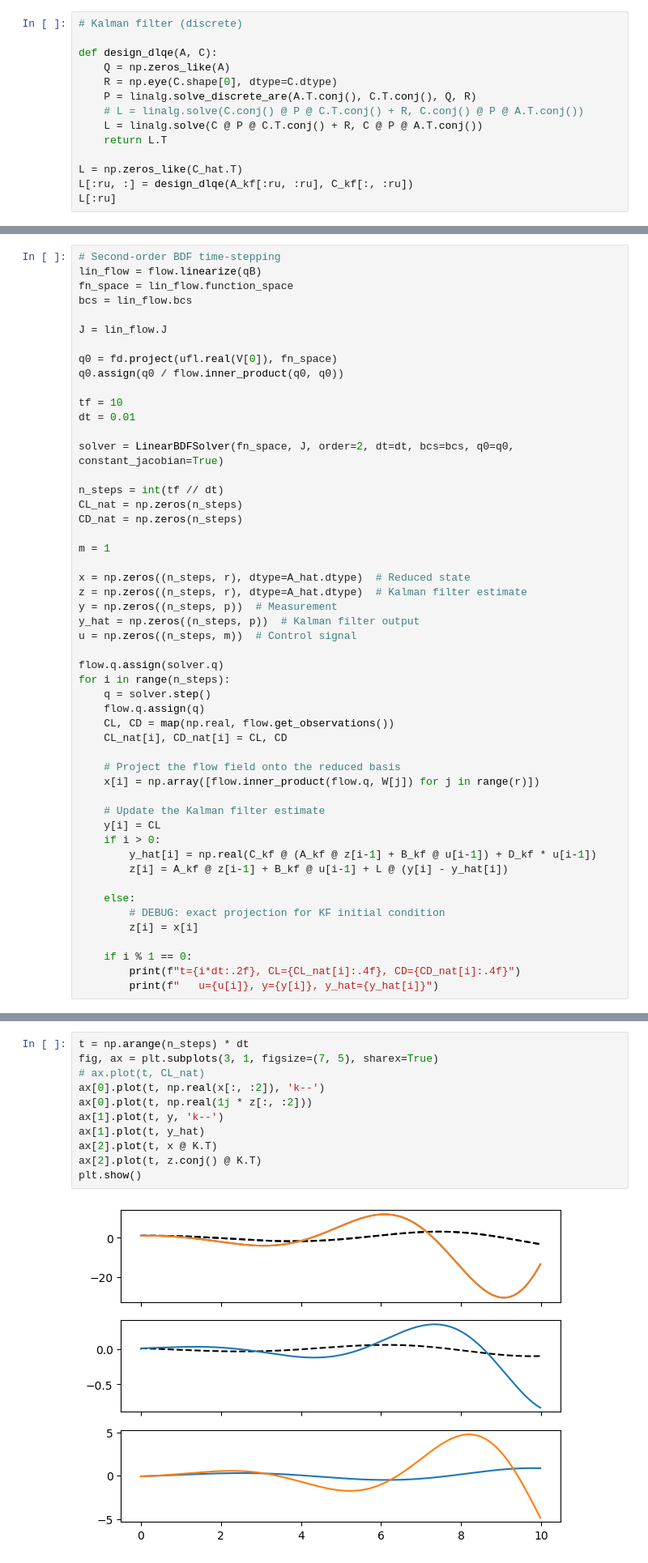
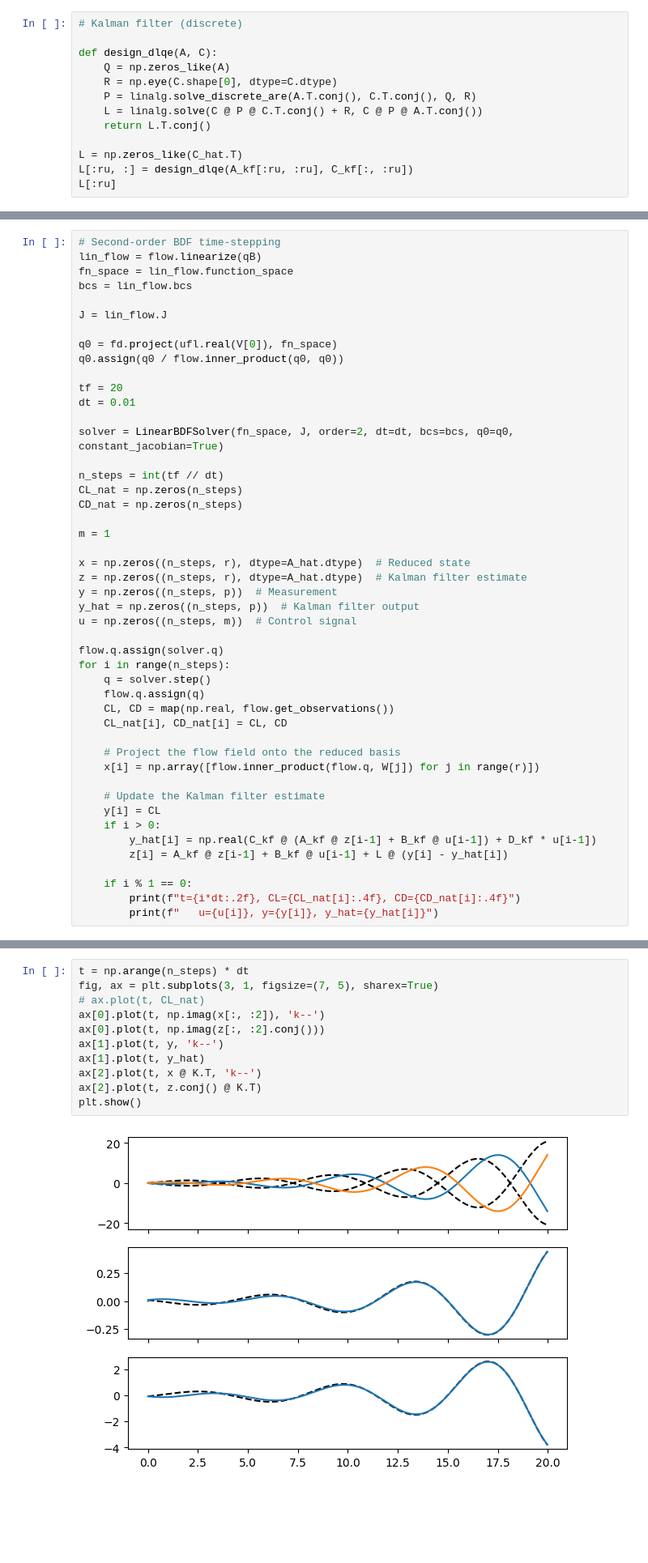
Before and after one commit to dynamicslab/hydrogym, a Jupyter notebook: examples/cylinder/model_reduction/global_proj.ipynb, the cells around one changed output, grey strips where cells are left out. Shown at 81% size. Drawn from its saved outputs; the diff is of its cells as text; blank space fills up the shorter version.

```diff
--- a/examples/cylinder/model_reduction/global_proj.ipynb
+++ b/examples/cylinder/model_reduction/global_proj.ipynb
@@ -717,9 +717,8 @@ def design_dlqe(A, C):
     Q = np.zeros_like(A)
     R = np.eye(C.shape[0], dtype=C.dtype)
     P = linalg.solve_discrete_are(A.T.conj(), C.T.conj(), Q, R)
-    # L = linalg.solve(C.conj() @ P @ C.T.conj() + R, C.conj() @ P @ A.T.conj())
     L = linalg.solve(C @ P @ C.T.conj() + R, C @ P @ A.T.conj())
-    return L.T
+    return L.T.conj()
 
 L = np.zeros_like(C_hat.T)
 L[:ru, :] = design_dlqe(A_kf[:ru, :ru], C_kf[:, :ru])
@@ -738,7 +737,7 @@ J = lin_flow.J
 q0 = fd.project(ufl.real(V[0]), fn_space)
 q0.assign(q0 / flow.inner_product(q0, q0))
 
-tf = 10
+tf = 20
 dt = 0.01
 
 solver = LinearBDFSolver(fn_space, J, order=2, dt=dt, bcs=bcs, q0=q0, constant_jacobian=True)
@@ -771,10 +770,6 @@ for i in range(n_steps):
         y_hat[i] = np.real(C_kf @ (A_kf @ z[i-1] + B_kf @ u[i-1]) + D_kf * u[i-1])
         z[i] = A_kf @ z[i-1] + B_kf @ u[i-1] + L @ (y[i] - y_hat[i])
 
-    else:
-        # DEBUG: exact projection for KF initial condition
-        z[i] = x[i]
-
     if i % 1 == 0:
         print(f"t={i*dt:.2f}, CL={CL_nat[i]:.4f}, CD={CD_nat[i]:.4f}")
         print(f"   u={u[i]}, y={y[i]}, y_hat={y_hat[i]}")
@@ -799,13 +805,13 @@ t=9.98, CL=-0.0994, CD=0.0000
 # %%
 t = np.arange(n_steps) * dt
 fig, ax = plt.subplots(3, 1, figsize=(7, 5), sharex=True)
 # ax.plot(t, CL_nat)
-ax[0].plot(t, np.real(x[:, :2]), 'k--')
-ax[0].plot(t, np.real(1j * z[:, :2]))
+ax[0].plot(t, np.imag(x[:, :2]), 'k--')
+ax[0].plot(t, np.imag(z[:, :2].conj()))
 ax[1].plot(t, y, 'k--')
 ax[1].plot(t, y_hat)
-ax[2].plot(t, x @ K.T)
+ax[2].plot(t, x @ K.T, 'k--')
 ax[2].plot(t, z.conj() @ K.T)
 plt.show()
 # %% [output]
-[figure, old version]
+[figure, new version]
```
Also changed, not shown: parts of 6 cells of this notebook, 3 other files.
